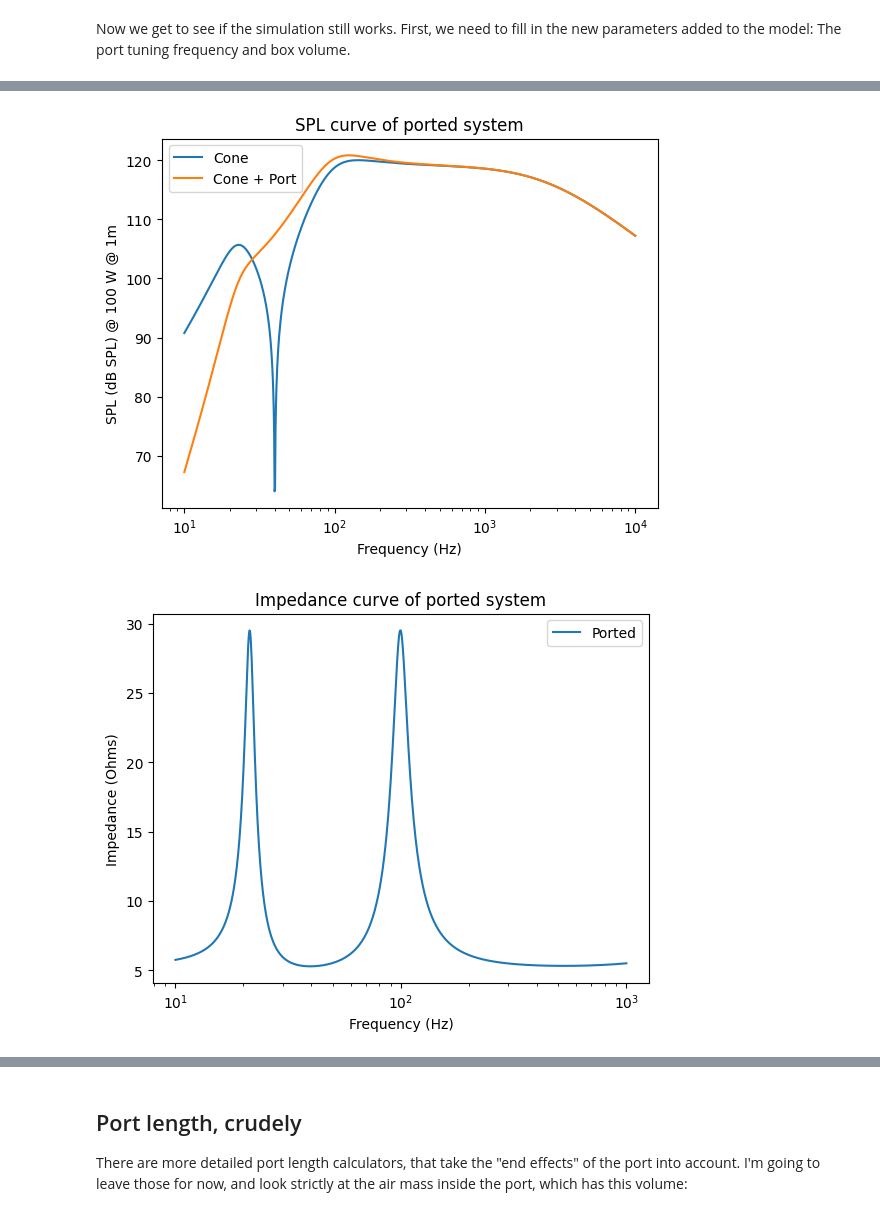
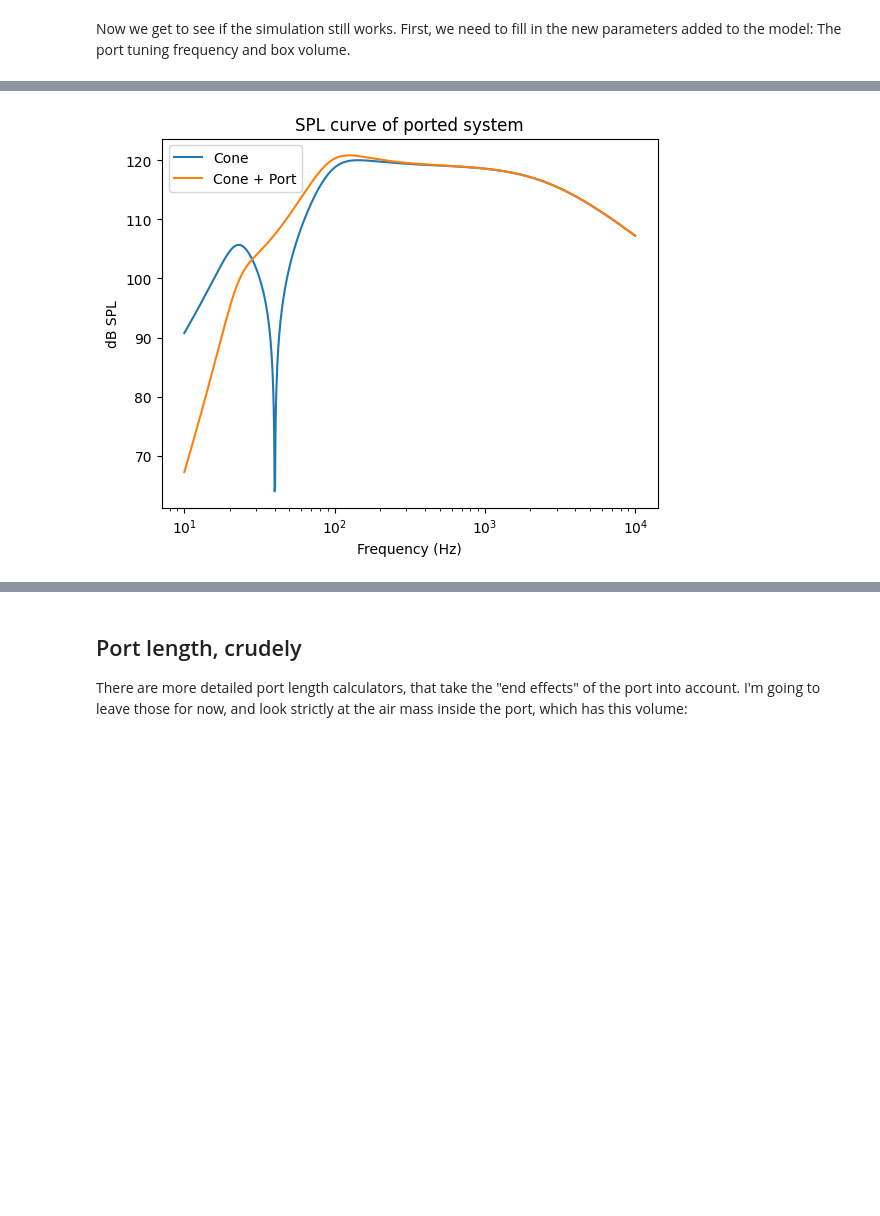
Before and after one commit to bassistTech/SpeakerTheory, a Jupyter notebook: speakerTheorySympy.ipynb, the cells around one changed output, grey strips where cells are left out. Saved outputs shown, nothing was run; the diff lists cells and outputs as text; code cells hidden in the pictures; blank space fills up the shorter version.

```diff
--- a/speakerTheorySympy.ipynb
+++ b/speakerTheorySympy.ipynb
@@ -541,10 +623,17 @@ which produces the outgoing acoustic wavefront.
 # %% [markdown]
 Now we get to see if the simulation still works. First, we need to fill in the new parameters added to the model: The port tuning frequency and box volume.
 # %%
-em_params[w_p] = sp.N(40*2*sp.pi)
-em_params[V_box] = 32*1e-3
-em_ported_params = copy.deepcopy(em_params)
-em_ported_params[C_ms] = 1/(1/em_params[C_ms] + 1/C_ported.subs(em_params))
-excursion_curve(em_ported_params)
-plt.title('Excursion curve of ported system')
+def build_ported_params(em_params, f_port_hz):
+    em_params[w_port] = sp.N(f_port_hz*2*sp.pi)
+    em_ported_params = copy.deepcopy(em_params)
+    em_ported_params[C_ms] = 1/(1/em_params[C_ms] + 1/C_ported.subs(em_params))
+    lport = m_port/rho/S_port - sp.sqrt(4*S_port/sp.pi)*em_ported_params[end_correct]
+    em_ported_params[L_port_m] = sp.N(lport.subs(em_ported_params))
+    return em_ported_params
+
+em_ported_params  = build_ported_params(em_params, 40)
+if __name__ == '__main__':
+    excursion_curve(em_ported_params, plt.gca())
+    plt.title('Excursion curve of ported system')
+    plt.show()
 # %% [output]
@@ -553,32 +641,31 @@ Text(0.5, 1.0, 'Excursion curve of ported system')
 # %%
-def sensitivity_curve_ported(em_params, verbose = False):
+def sensitivity_curve_ported(em_params, ax, label, verbose = False, show_cone = False):
     fa = np.logspace(1, 4, 1000)
     wa = 2*np.pi*fa
-    P_driver_ratio = omega**2*rho*S_d/2/sp.pi/R_ref*x_driver/P_ref
+    P_driver_ratio = omega**2*rho*S_d*N_d/2/sp.pi/R_ref*x_driver/P_ref
     pfunc_sp = P_driver_ratio.subs(em_params)
     pfunc_np = sp.lambdify(omega, pfunc_sp, 'numpy')
     pabs = np.abs(pfunc_np(wa))
     pabs_db = 20*np.log10(pabs)
-    plt.semilogx(fa, pabs_db, label = 'Cone')
+    if show_cone:
+        ax.semilogx(fa, pabs_db, label = 'Cone')
 
-    kappa = (omega**2/(omega**2 - w_p**2))
-    P_total_ratio = (omega**2*rho*S_d/2/sp.pi/R_ref*x_driver*kappa/P_ref).subs(em_params)
+    kappa = (omega**2/(omega**2 - w_port**2))
+    P_total_ratio = (omega**2*rho*S_d*N_d/2/sp.pi/R_ref*x_driver*kappa/P_ref).subs(em_params)
     if verbose:
-        display(P_total_ratio)
+        if __name__ == '__main__':
+            display(P_total_ratio)
     ptotalfunc_sp = sp.lambdify(omega, P_total_ratio, 'numpy')
     ptotalabs = np.abs(ptotalfunc_sp(wa))
     ptotalabs_db = 20*np.log10(ptotalabs)
-    plt.semilogx(fa, ptotalabs_db, label = 'Cone + Port')
-    plt.legend()
+    ax.semilogx(fa, ptotalabs_db, label = label)
+    ax.set_ylabel('dB SPL')
+    ax.legend()
 
-sensitivity_curve_ported(em_ported_params)
-plt.title('SPL curve of ported system')
-plt.xlabel('Frequency (Hz)')
-plt.ylabel('SPL (dB SPL) @ ' + str(em_params['P_in_rms']) + ' W @ 1m')
-plt.show()
-impedance_curve(em_ported_params, label = 'Ported')
-plt.title('Impedance curve of ported system')
-plt.show()
+if __name__ == '__main__':
+    sensitivity_curve_ported(em_ported_params, plt.gca(), label = 'Cone + Port', show_cone = True)
+    plt.title('SPL curve of ported system')
+    plt.xlabel('Frequency (Hz)')
+    plt.show()
 # %% [output]
-[figure, old version]
+[figure, new version]
-[figure, removed]
```
Also changed, not shown: parts of 48 cells of this notebook, 9 other files.
